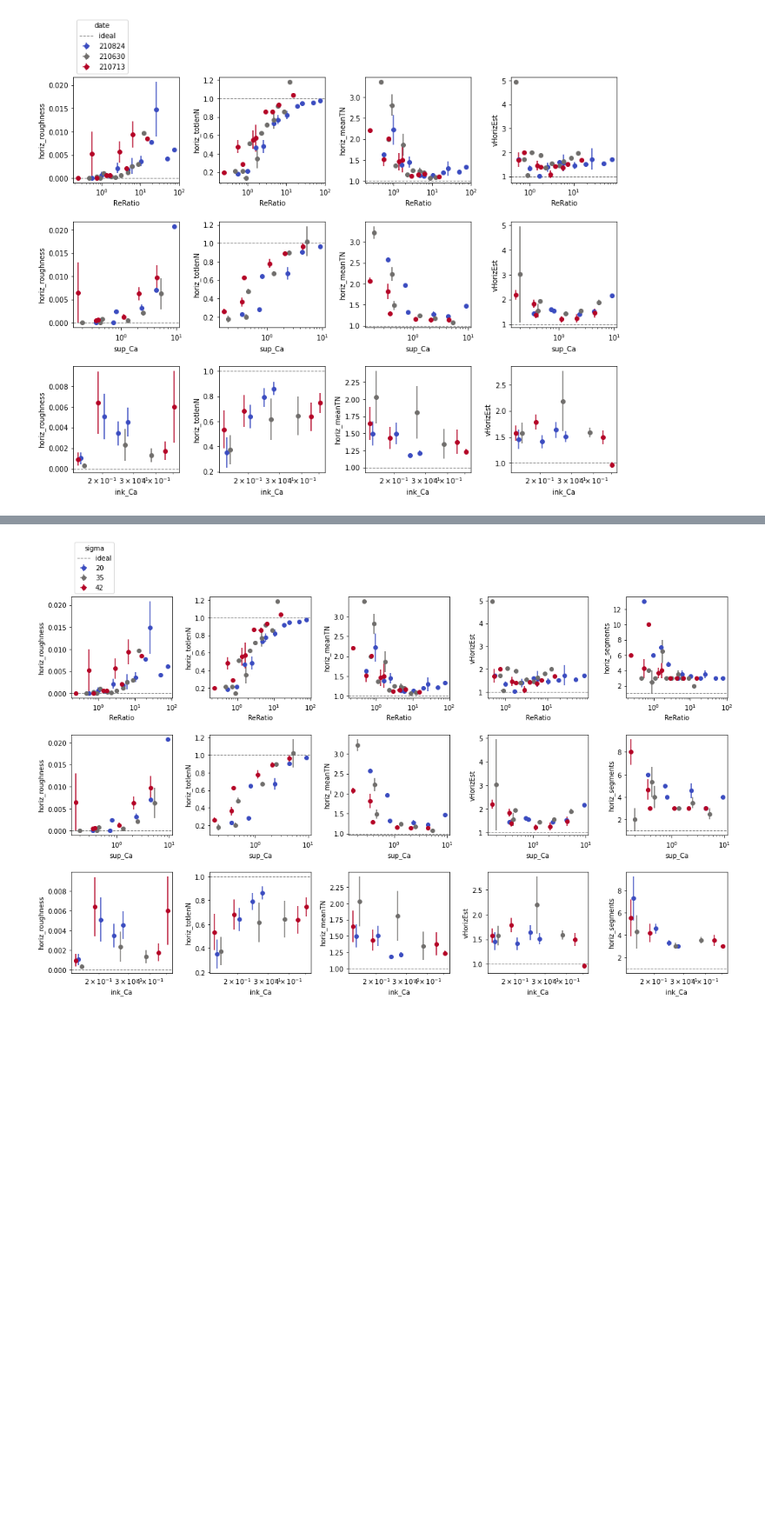
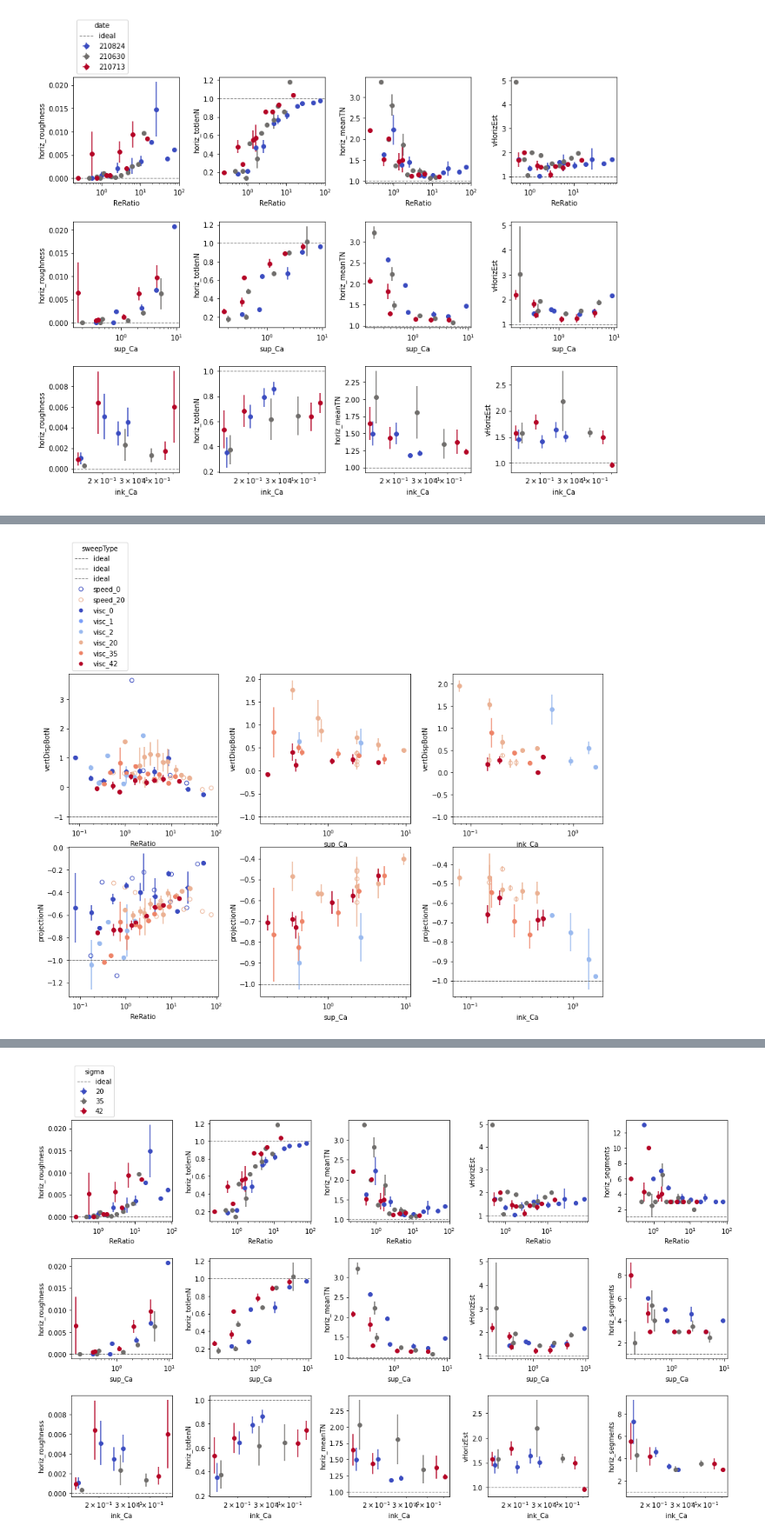
Before and after one commit to usnistgov/embedded3DPvids, a Jupyter notebook: ipynb/vidSummaries_horiz.ipynb, the cells around one changed output, grey strips where cells are left out. Shown at 87% size. Drawn from its saved outputs; the diff is of its cells as text; code cells hidden in the pictures; blank space fills up the shorter version.

```diff
--- a/ipynb/vidSummaries_horiz.ipynb
+++ b/ipynb/vidSummaries_horiz.ipynb
@@ -29,6 +30,12 @@ ss = ss[ss.date>210500]
 ss.date = ss.date.replace(210728, 210727)
 # ss['ink_surfactant']=ss['ink_surfactant'].fillna('')
 # ss['ink_type'] = [row['ink_base']+row['ink_surfactant'] for i,row in ss.iterrows()]
+# %%
+vs,uv = plainIm(os.path.join(cfg.path.fig, 'videoSummary.csv'), ic=0)
+vs = vs[vs.date>210500]
+vs.date = vs.date.replace(210728, 210727)
+# ss['ink_surfactant']=ss['ink_surfactant'].fillna('')
+# ss['ink_type'] = [row['ink_base']+row['ink_surfactant'] for i,row in ss.iterrows()]
 # %%
 ss.date.unique()
 # %% [output]
@@ -110,0 +132,29 @@ fig.tight_layout()
+# %%
+ss0 = vs.copy()
+# ss1 = ss1[ss1.vert_hN_SE<1]
+# ss1.loc[(ss1.ink_base == 'PEGDA_40'),'sigma']=0.01
+ss0.loc[(ss0.ink_base == 'PEGDA_40'),'sigma']=1
+ss0.loc[(ss0.ink_base == 'PEGDA_40'),'ReRatio']=0
+ss0.loc[(ss0.ink_base == 'PEGDA_40'),'sup_rPRN']=0
+ss0 = ss0.sort_values(by='sigma')
+ss0['sweepType']=['speed_'+str(i['sigma']) if ('I_2.75_S_2.75_VI' in i['bn'] or 'I_M6_S_3.00_VI' in i['bn']) else 'visc_'+str(i['sigma']) for j,i in ss0.iterrows()]
+ss0['sup_Ca'] = 1/ss0['sup_CaInv']
+ss0['ink_Ca'] = 1/ss0['ink_CaInv']
+ss1 = ss0[ss0.sigma>0]
+cmap = cm.get_cmap('coolwarm')
+fig,axs = plt.subplots(2,3,figsize=(12,10))
+for i,s2 in enumerate(['ReRatio', 'sup_Ca', 'ink_Ca']):
+    for j,s in enumerate(['vertDispBotN', 'projectionN']):
+        for k,sweep in enumerate(['speed_0', 'speed_20', 'visc']):
+            ssi = ss0
+            ssi = ssi[ssi.sweepType.str.contains(sweep)]
+            kwargs = {}
+            kwargs['marker'] = [1,1,'o'][k]
+            if sweep=='speed_0':
+                kwargs['color']=cmap(0)
+            elif sweep=='speed_20':
+                kwargs['color']=mp.adjust_lightness(cmap(3/5),0.9)
+            mp.scatterSS(ssi, s2, s, 'sweepType', logx=True, yideal=-1, ax=axs[j][i], fig=fig, legend=(i==0 and j==0), **kwargs)
+fig.tight_layout()
+# %% [output]
+[figure, added]
```
Also changed, not shown: parts of 5 cells of this notebook, 12 other files.
